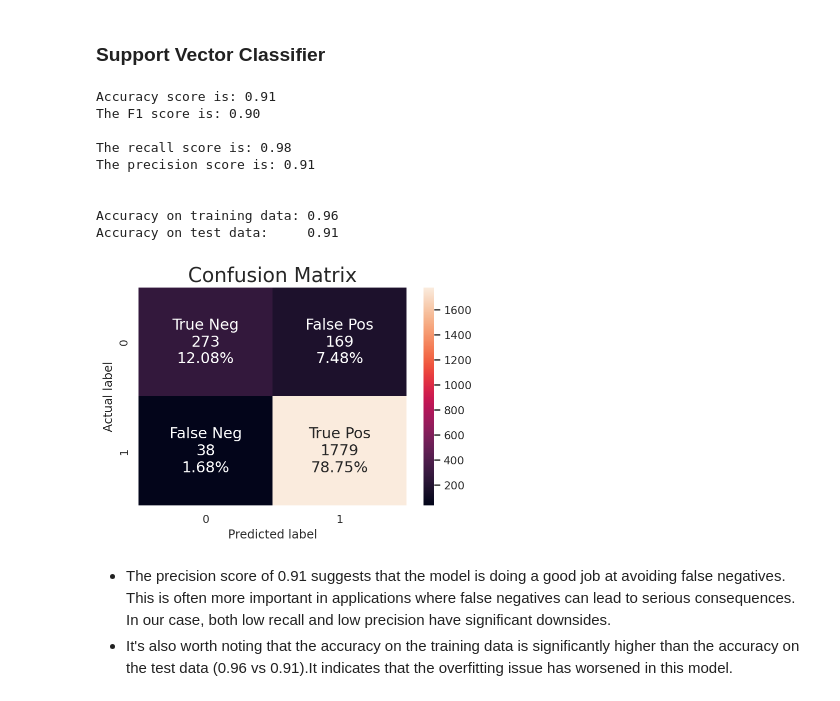
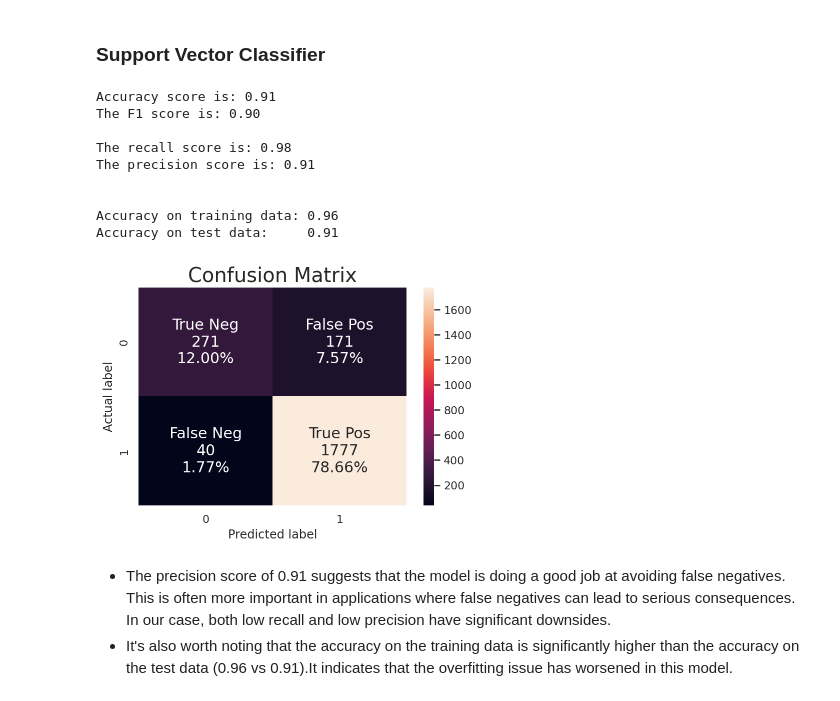
Before and after one commit to jadecebeci/Twitter-Sentiment-Analysis-on-Airlines, a Jupyter notebook: Preprocessing_and_Modeling.ipynb, the cells around one changed output. Saved outputs shown, nothing was run; the diff lists cells and outputs as text; code cells hidden in the pictures.

```diff
--- a/Preprocessing_and_Modeling.ipynb
+++ b/Preprocessing_and_Modeling.ipynb
@@ -410,3 +404,10 @@ def evaluation(model, X_train, X_test):
     print('')
     print("Accuracy on training data: %0.2f" % (training_accuracy))
     print("Accuracy on test data:     %0.2f" % (test_accuracy))
+# %%
+X = df['text']
+y = df['airline_sentiment']
+
+X_train, X_test, y_train, y_test = train_test_split(X, y, test_size=0.2, random_state=42)
+print(X_train.shape)
+print(X_test.shape)
@@ -413,13 +417,10 @@ def evaluation(model, X_train, X_test):
 # %% [markdown]
 ## CountVec
 # %%
-X = df['text']
-y = df['airline_sentiment']
+cv = CountVectorizer(min_df=5, max_df=0.70)
+train_cv = cv.fit_transform(X_train)
+test_cv = cv.transform(X_test)
 
-cv = CountVectorizer(min_df=5, max_df=0.70)
-X_vec = cv.fit_transform(X)
-
-X_train, X_test, y_train, y_test = train_test_split(X_vec, y, test_size=0.2, random_state=42)
-print(X_train.shape)
-print(X_test.shape)
+print(train_cv.shape , y_train.shape)
+print(test_cv.shape , y_test.shape)
 # %% [output]
@@ -488,19 +489,19 @@ bnb_cv_f1_score = f1_score(y_test, y_pred, average='weighted')
 # %% [markdown]
 ### Support Vector Classifier
 # %%
-svc_cv = svm.SVC().fit(X_train, y_train)
-evaluation(svc_cv ,X_train, X_test)
+svc_cv = svm.SVC().fit(train_cv, y_train)
+evaluation(svc_cv ,train_cv, test_cv)
 # %% [output]
 Accuracy score is: 0.91
 The F1 score is: 0.90
 
 The recall score is: 0.98
 The precision score is: 0.91
 
 
 Accuracy on training data: 0.96
 Accuracy on test data:     0.91
-[figure, old version]
+[figure, new version]
 # %% [markdown]
 - The precision score of 0.91 suggests that the model is doing a good job at avoiding false negatives. This is often more important in applications where false negatives can lead to serious consequences. In our case, both low recall and low precision have significant downsides.
 - It's also worth noting that the accuracy on the training data is significantly higher than the accuracy on the test data (0.96 vs 0.91).It indicates that the overfitting issue has worsened in this model.
```
Also changed, not shown: parts of 37 cells of this notebook.
